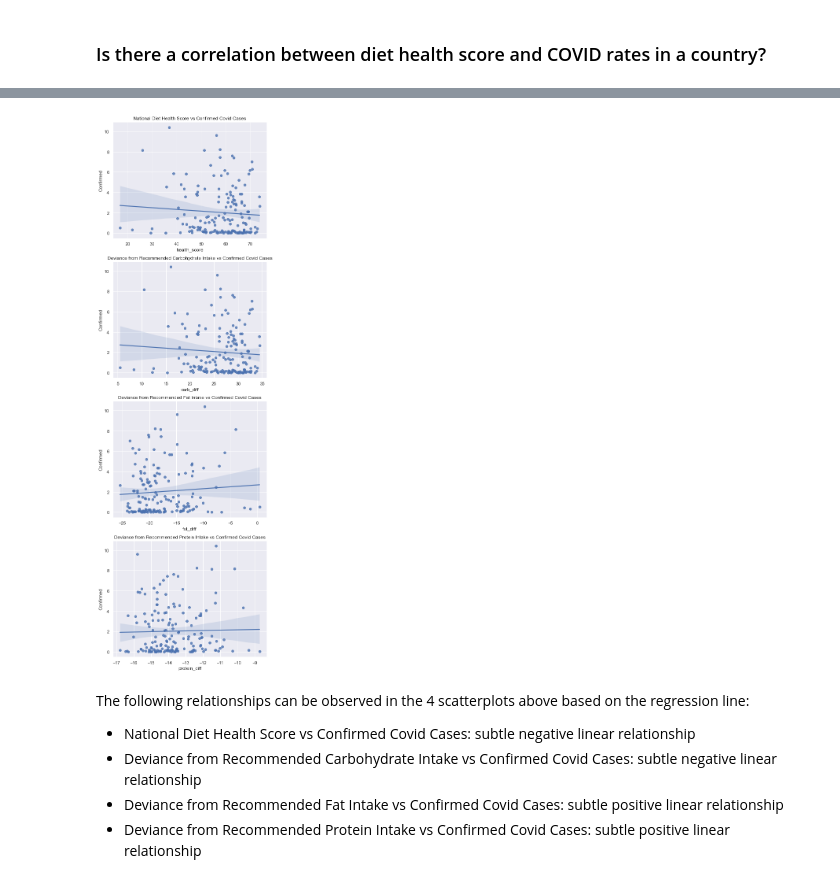
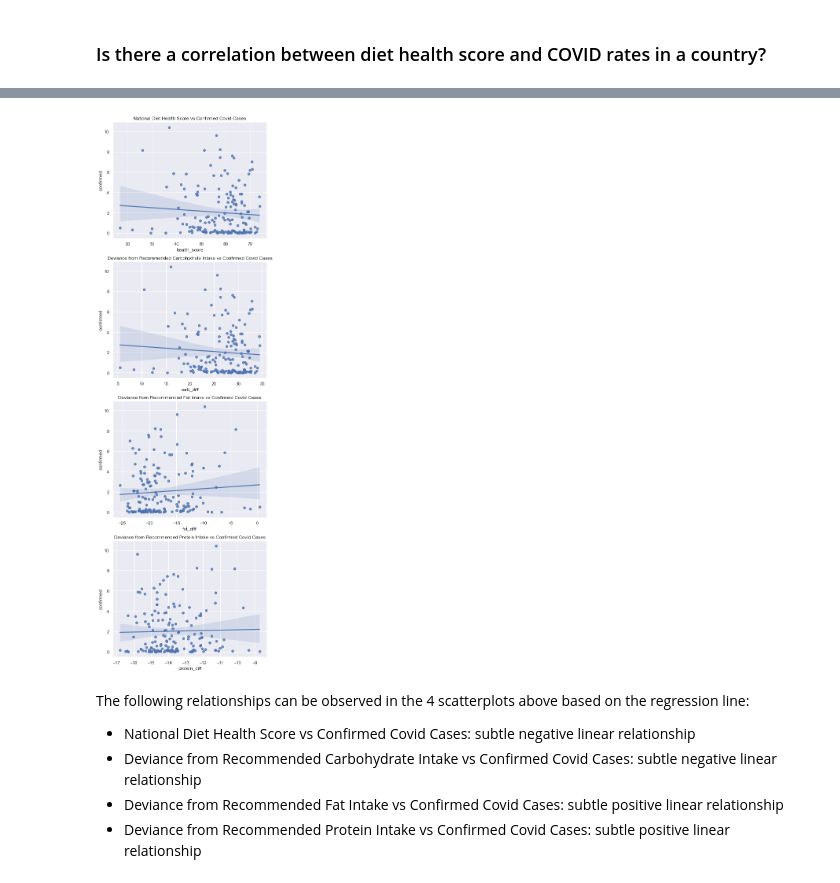
Before and after one commit to chwheo/cogs108-final-project, a Jupyter notebook: FinalProjectGroup061Sp22.ipynb, the cells around one changed output, grey strips where cells are left out. Cells and saved outputs as stored; diff of their text form; code cells hidden in the pictures.

```diff
--- a/FinalProjectGroup061Sp22.ipynb
+++ b/FinalProjectGroup061Sp22.ipynb
@@ -89,5 +89,10 @@ import glob
 __Get the add the Confirmed,Deaths,Recovered,Active,Population to the dataframe; those are directly extracted from the dataframe that records the precentages. Due to the time dependence of active COVID cases, it will be excluded from analysis. Beside the population, the unit for the other 3 quantitative columns are in percentages.__
 # %%
 df_covid = pd.read_csv('Food_Supply_Quantity_kg_Data.csv',usecols=['Country','Confirmed','Deaths','Recovered','Population'])
+df_covid=df_covid.rename(columns={'Country':'country',
+                         'Confirmed':'confirmed',
+                         'Deaths':'deaths',
+                         'Recovered':'recovered',
+                         'Population':'population'})
 df_covid.head(6)
 # %% [output]
@@ -318,7 +323,7 @@ carb_sum.head(3)
 dtype: float64
 # %%
 # create macronutrients summary dataframe
-df_macro = pd.DataFrame({'Country': country_names,
+df_macro = pd.DataFrame({'country': country_names,
                           'fat_sum': fat_sum,
                           'protein_sum': protein_sum,
                           'carb_sum':carb_sum})
@@ -450,9 +455,9 @@ In the visualizations of the global distribution of covid confirmed, deaths, and
 Below, we performed log transformations of COVID distributions.
 # %%
 # perform log transformations of COVID Distributions
-df_covid['Confirmed_log'] = np.log10(df_covid['Confirmed'])
-df_covid['Deaths_log'] = np.log10(df_covid['Deaths'])
-df_covid['Recovered_log'] = np.log10(df_covid['Recovered'])
+df_covid['confirmed_log'] = np.log10(df_covid['confirmed'])
+df_covid['deaths_log'] = np.log10(df_covid['deaths'])
+df_covid['recovered_log'] = np.log10(df_covid['recovered'])
 # %%
 # replot figures with log transformation included
 sns.set()
@@ -757,21 +777,21 @@ kcal_covid_combined_df.head()
 # %%
 #visualize relationship bewteen scores and COVID rrates
 sns.set()
 fig, axes = plt.subplots(4,1)
-sns.regplot(data = kcal_covid_combined_df, x = 'health_score', y = 'Confirmed', ax = axes[0])
+sns.regplot(data = kcal_covid_combined_df, x = 'health_score', y = 'confirmed', ax = axes[0])
 axes[0].set_title('National Diet Health Score vs Confirmed Covid Cases')
-sns.regplot(data = kcal_covid_combined_df, x = 'carb_diff', y = 'Confirmed', ax = axes[1])
+sns.regplot(data = kcal_covid_combined_df, x = 'carb_diff', y = 'confirmed', ax = axes[1])
 axes[1].set_title('Deviance from Recommended Carbohydrate Intake vs Confirmed Covid Cases')
-sns.regplot(data = kcal_covid_combined_df, x = 'fat_diff', y = 'Confirmed', ax = axes[2])
+sns.regplot(data = kcal_covid_combined_df, x = 'fat_diff', y = 'confirmed', ax = axes[2])
 axes[2].set_title('Deviance from Recommended Fat Intake vs Confirmed Covid Cases')
-sns.regplot(data = kcal_covid_combined_df, x = 'protein_diff', y = 'Confirmed', ax = axes[3])
+sns.regplot(data = kcal_covid_combined_df, x = 'protein_diff', y = 'confirmed', ax = axes[3])
 axes[3].set_title('Deviance from Recommended Protein Intake vs Confirmed Covid Cases')
 
 # set subplot size
 fig.set_figheight(25)
 fig.set_figwidth(7)
 # %% [output]
-[figure, old version]
+[figure, new version]
 # %% [markdown]
 The following relationships can be observed in the 4 scatterplots above based on the regression line:
 * National Diet Health Score vs Confirmed Covid Cases: subtle negative linear relationship
```
Also changed, not shown: parts of 28 cells of this notebook.
